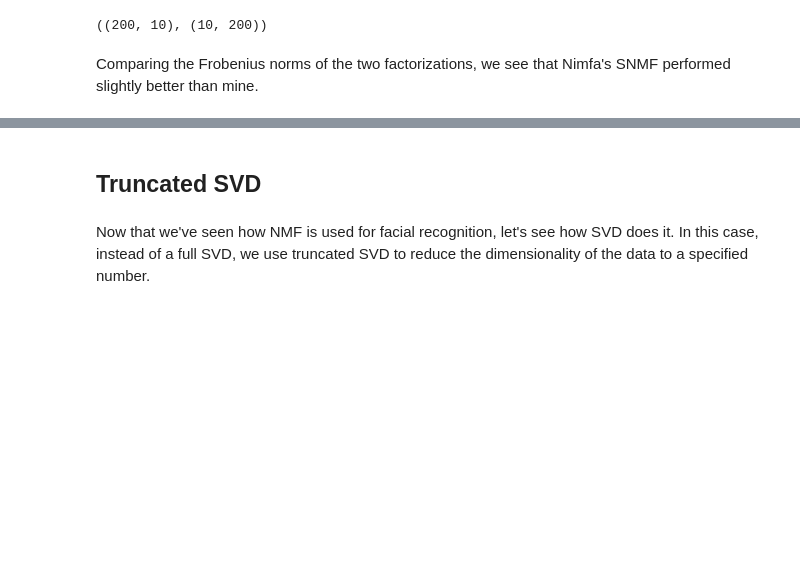
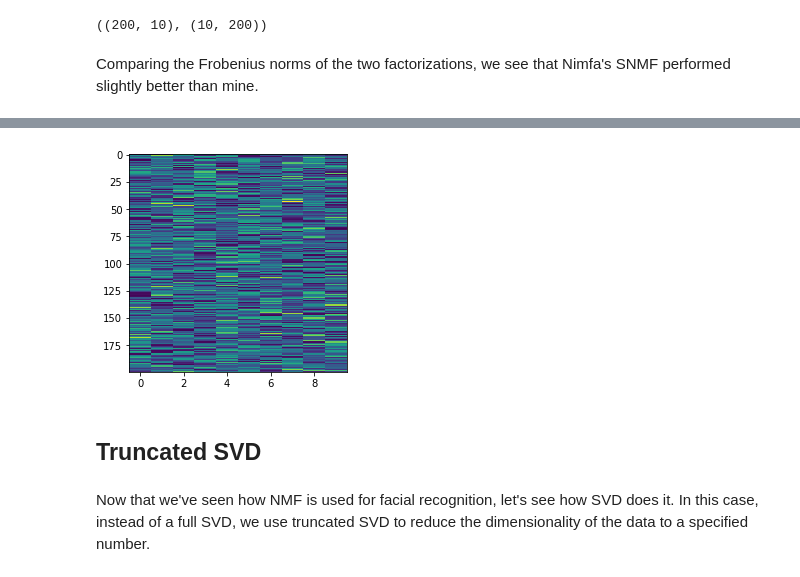
Before and after one commit to matsumotosan/numerical-linear-algebra, a Jupyter notebook: Facial Decomposition with NMF and SVD.ipynb, the cells around one changed output, grey strips where cells are left out. Saved outputs shown, nothing was run; the diff lists cells and outputs as text; code cells hidden in the pictures; blank space fills up the shorter version.

```diff
--- a/Facial Decomposition with NMF and SVD.ipynb
+++ b/Facial Decomposition with NMF and SVD.ipynb
@@ -385,3 +406,7 @@ np.linalg.norm(A - myW @ myH.T), np.linalg.norm(A - W_snmf @ H_snmf)
+# %%
+plt.imshow(myW, aspect=0.05);
+# %% [output]
+[figure, added]
 # %% [markdown]
 ## Truncated SVD
 # %% [markdown]
```
Also changed, not shown: parts of 9 cells of this notebook, 7 other files.
